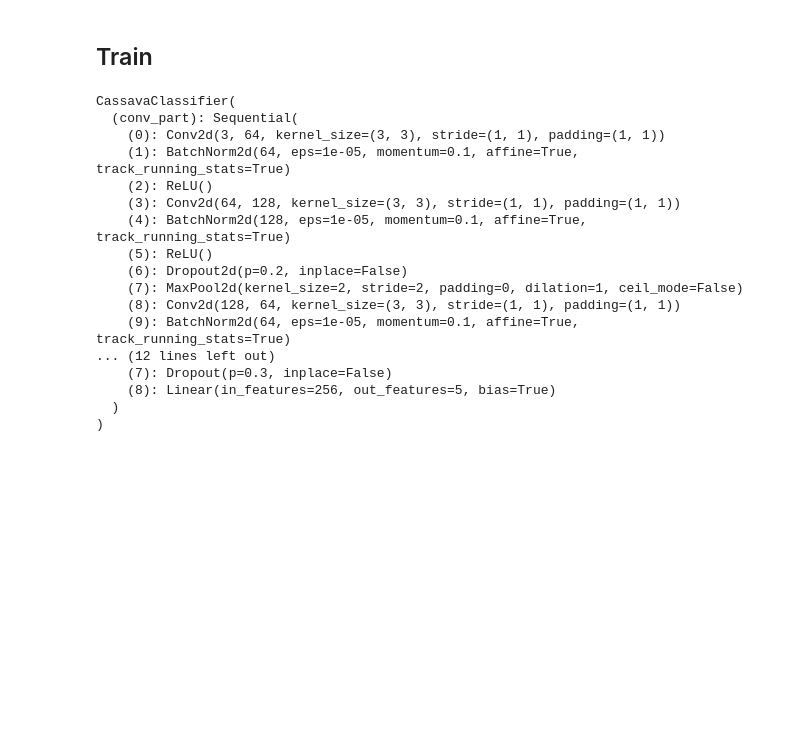
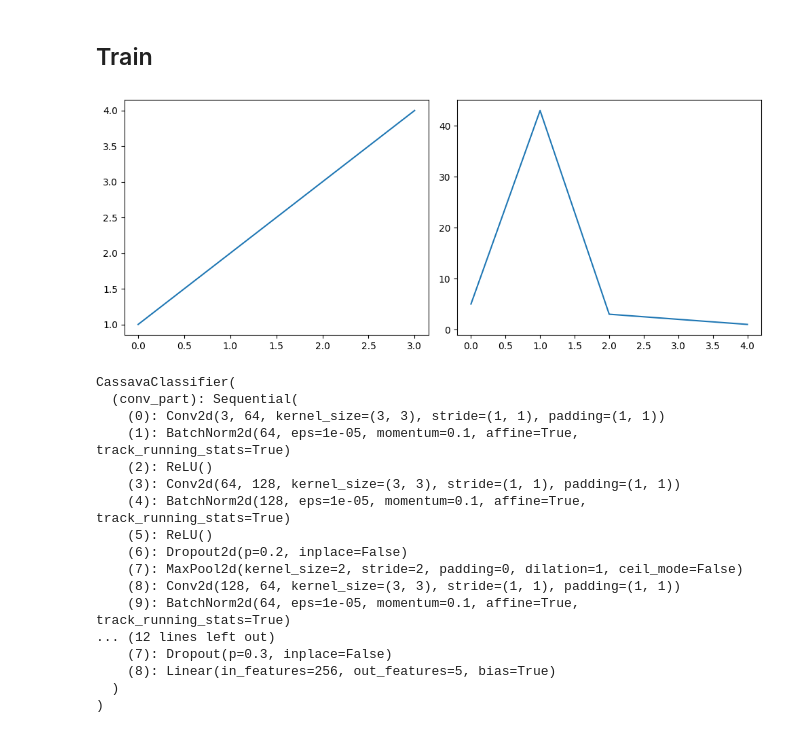
Before and after one commit to VladG00dmanPersonal/ARSO_AI_practise, a Jupyter notebook: School/CNN/Cassava Disease Classification/main.ipynb, the cells around one changed output. Saved outputs shown, nothing was run; the diff lists cells and outputs as text; code cells hidden in the pictures; blank space fills up the shorter version.

```diff
--- a/School/CNN/Cassava Disease Classification/main.ipynb
+++ b/School/CNN/Cassava Disease Classification/main.ipynb
@@ -219,5 +247,18 @@ def train(
 
     return model
+# %%
+x = np.array([1, 2, 3, 4])
+x2 = np.array([5, 43, 3, 2, 1])
+
+fig, axs = plt.subplots(1, 2, figsize=(10, 4))
+
+axs[0].plot(x)
+axs[1].plot(x2)
+
+plt.tight_layout()
+plt.show()
+# %% [output]
+[figure, added]
 # %%
 model = CassavaClassifier(
     img_shape=(3, 224, 224),
```
Also changed, not shown: parts of 7 cells of this notebook, 2 other files.
